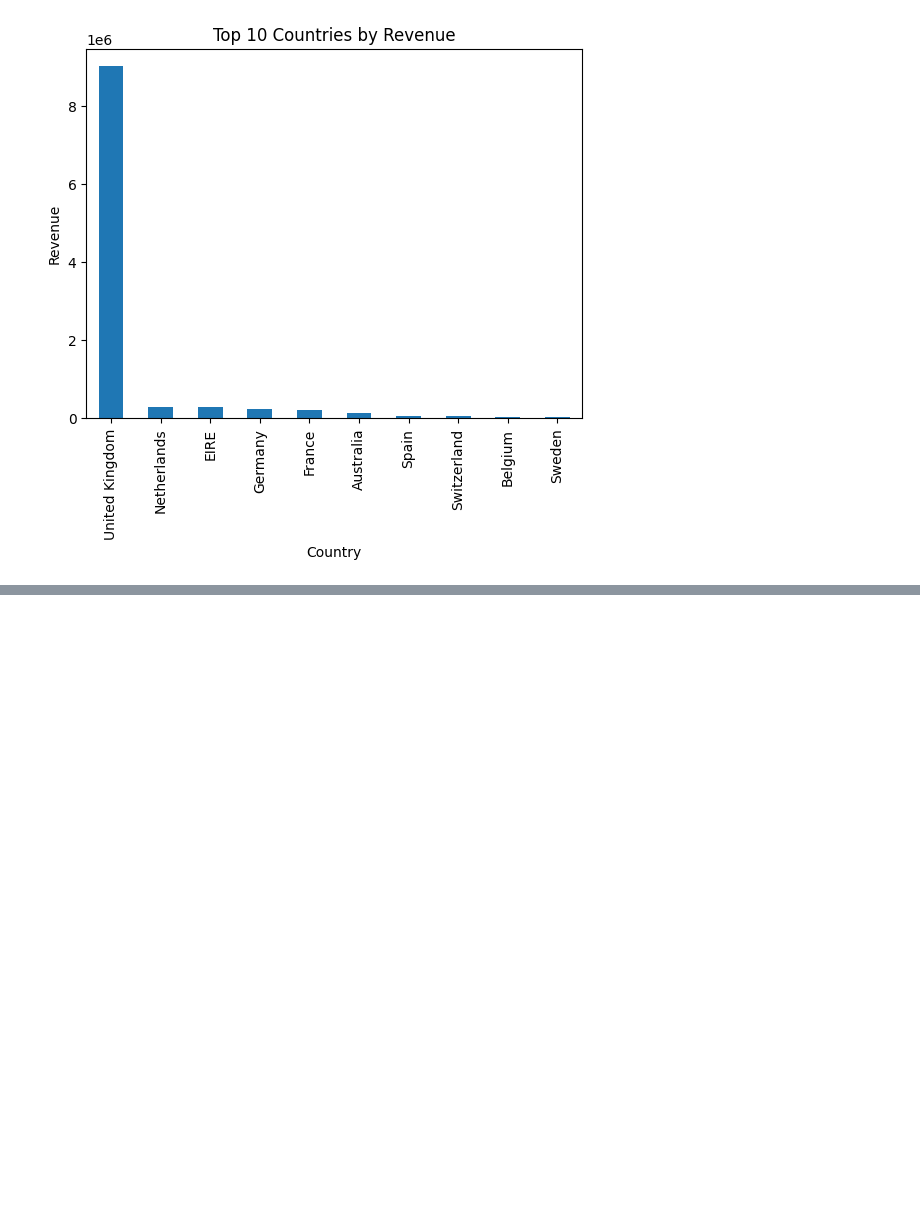
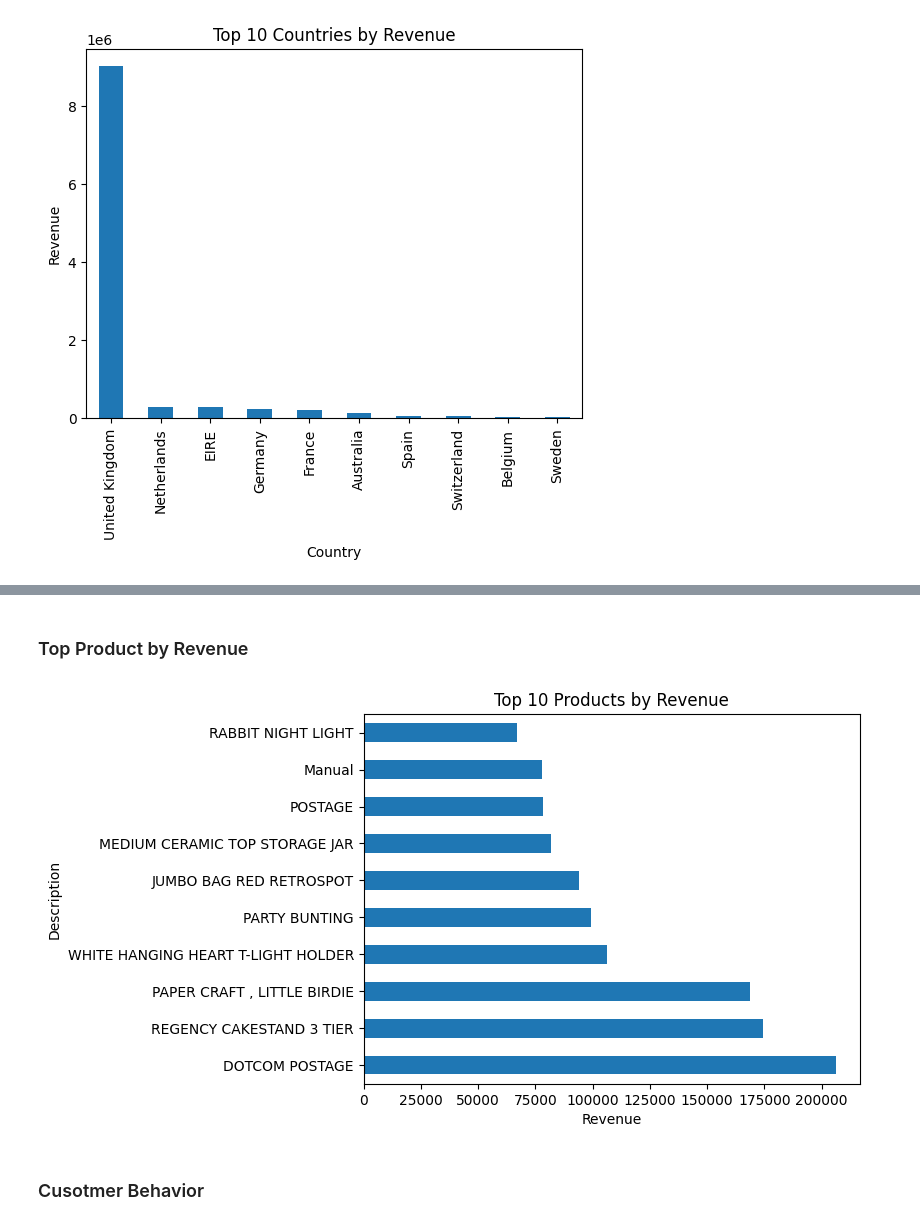
Before and after one commit to Jawid-Arabzada/ecommerce-sales-analysis, a Jupyter notebook: E_commerce_Sales.ipynb, the cells around one changed output, grey strips where cells are left out. Drawn from its saved outputs; the diff is of its cells as text; code cells hidden in the pictures; blank space fills up the shorter version.

```diff
--- a/E_commerce_Sales.ipynb
+++ b/E_commerce_Sales.ipynb
@@ -318,0 +335,18 @@ plt.show()
+# %% [markdown]
+### Top Product by Revenue
+# %%
+top_products = (
+    df_sales.groupby('Description')['TotalSale']
+    .sum()
+    .sort_values(ascending=False)
+    .head(10)
+)
+
+top_products.plot(kind='barh')
+plt.title("Top 10 Products by Revenue")
+plt.xlabel("Revenue")
+plt.show()
+# %% [output]
+[figure, added]
+# %% [markdown]
+### Cusotmer Behavior
```
Also changed, not shown: parts of 14 cells of this notebook.
